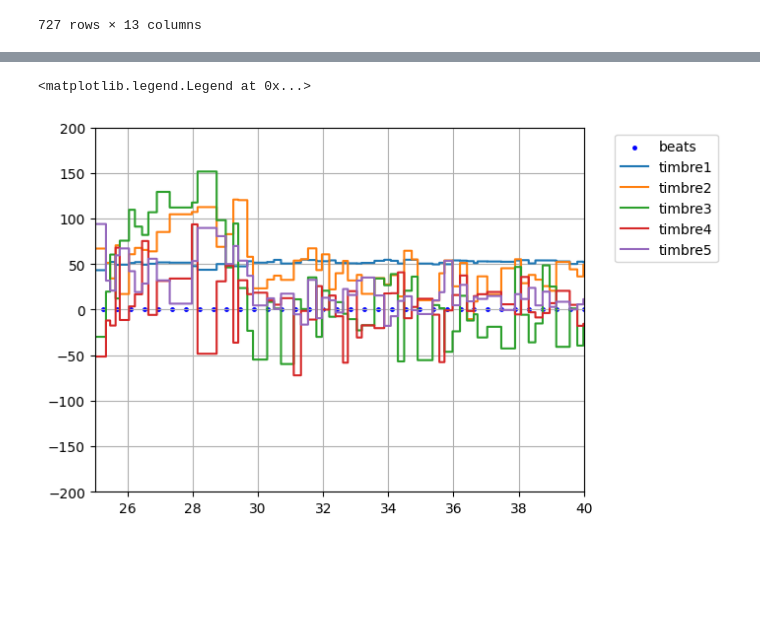
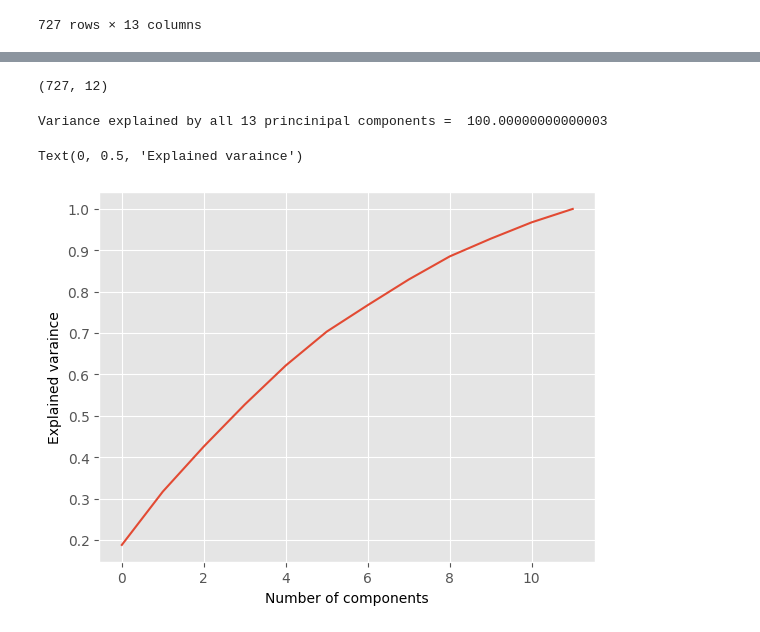
Before and after one commit to Uhdrin2796/Spotify-Light-Show, a Jupyter notebook: notebooks/11 - Using PCA approach to analyze timbres.ipynb, the cells around one changed output, grey strips where cells are left out. Drawn from its saved outputs; the diff is of its cells as text; code cells hidden in the pictures; blank space fills up the shorter version.

```diff
--- a/notebooks/9 - Using Spotipy Library - Sections, Segments (Pitches, Timbres).ipynb
+++ b/notebooks/11 - Using PCA approach to analyze timbres.ipynb
@@ -5,6 +5,9 @@ import pandas as pd #Dataframe
 import time #Pause execution of loops
 import matplotlib.pyplot as plt
 import numpy as np
+from sklearn.preprocessing import StandardScaler
+
+plt.style.use('ggplot')
 # %%
 client_id = "11ff7112cf044de8bb8626fb93505bbc"
 client_secret = "551ab8978f3d4ea5a1c57ce762373ae7"
@@ -203,7 +206,9 @@ pitch_df
 727 rows × 13 columns
 # %%
 #Extra all the TIMBRE from the main data set
-timbre_df=track_segments_df[["start","timbre1","timbre2","timbre3","timbre4","timbre5","timbre6","timbre7","timbre8","timbre9","timbre10","timbre11","timbre12"]]
-timbre_df['sum'] = timbre_df[timbre_df.columns[1:]].sum(axis=1)
+#original line of code
+# timbre_df=track_segments_df[["start","timbre1","timbre2","timbre3","timbre4","timbre5","timbre6","timbre7","timbre8","timbre9","timbre10","timbre11","timbre12"]]
+
+timbre_df=track_segments_df[["timbre1","timbre2","timbre3","timbre4","timbre5","timbre6","timbre7","timbre8","timbre9","timbre10","timbre11","timbre12"]]
 timbre_df
 # %% [output]
@@ -300,13 +228,32 @@ plt.legend(bbox_to_anchor=(1.05, 1), loc='upper left')
-# %%
-#Show x4 primary timbre elements
-plt.figure()
-plt.scatter(track_beats_df['start'], track_beats_df['exists'],marker=".", s=25,c='blue',label='beats')
-for col in timbre_df.columns[1:6]:
-    plt.step(timbre_df['start'],timbre_df[col],label=col)
-plt.xlim(25,40)
-plt.ylim(-200, 200)
-plt.grid(True)
-plt.legend(bbox_to_anchor=(1.05, 1), loc='upper left')
-# %% [output]
-<matplotlib.legend.Legend at 0x...>
-[figure, removed]
+# %%
+#Standardize the features so bigger values do not outweigh other values
+
+X =timbre_df.values
+print(X.shape)
+
+scaler = StandardScaler()
+scaler.fit(X)
+X_scaled = scaler.transform(X)
+# %% [output]
+(727, 12)
+# %%
+#Choose correct nuber of dimensions for PCA, this case 12, 12 for 12-D timbre.
+
+from sklearn.decomposition import PCA
+
+pca_13 = PCA(n_components=12, random_state=2022)
+pca_13.fit(X_scaled)
+X_pca_13 = pca_13.transform(X_scaled)
+
+print("Variance explained by all 13 princinipal components = ",sum(pca_13.explained_variance_ratio_*100))
+# %% [output]
+Variance explained by all 13 princinipal components =  100.00000000000003
+# %%
+#Plot Data
+plt.figure()
+plt.plot(np.cumsum(pca_13.explained_variance_ratio_))
+plt.xlabel('Number of components')
+plt.ylabel('Explained varaince')
+# %% [output]
+Text(0, 0.5, 'Explained varaince')
+[figure, added]
```
Also changed, not shown: parts of 6 cells of this notebook, 6 other files.
